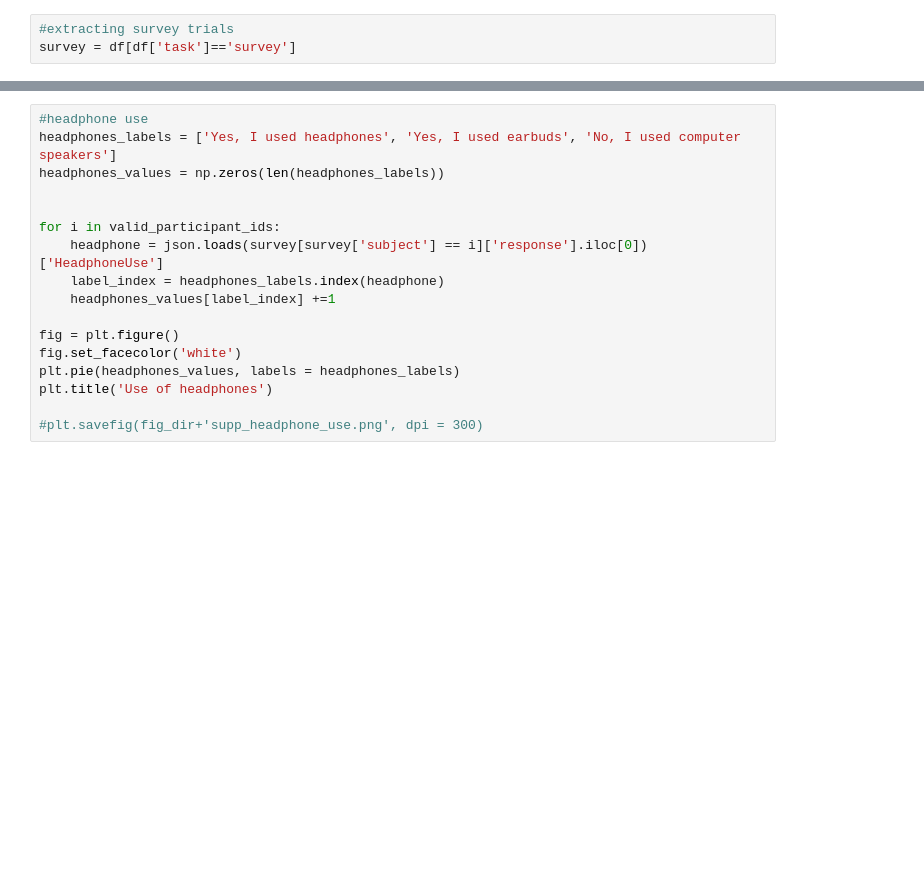
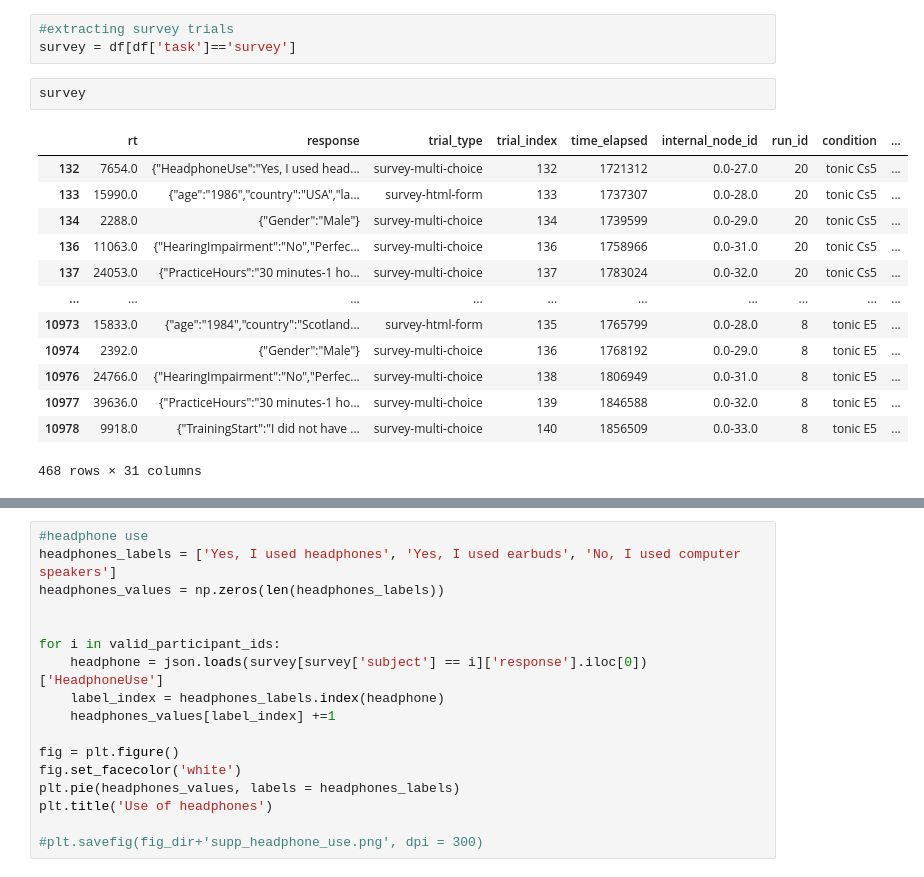
Before and after one commit to haiqin-zhang/gestaltIC_melodies, a Jupyter notebook: data_analysis/preprocessing_visualization.ipynb, the cells around one changed output, grey strips where cells are left out. Cells and saved outputs as stored; diff of their text form; blank space fills up the shorter version.

```diff
--- a/data_analysis/preprocessing_visualization.ipynb
+++ b/data_analysis/preprocessing_visualization.ipynb
@@ -373,3 +363,19 @@ Text(2, 1, '$t$ = 13.199\n$p$ < 0.001 ')
 # %%
 #extracting survey trials
 survey = df[df['task']=='survey']
+# %%
+survey
+# %% [output]
+|  | rt | response | trial_type | trial_index | time_elapsed | internal_node_id | run_id | condition | ... |
+| 132 | 7654.0 | {"HeadphoneUse":"Yes, I used head... | survey-multi-choice | 132 | 1721312 | 0.0-27.0 | 20 | tonic Cs5 | ... |
+| 133 | 15990.0 | {"age":"1986","country":"USA","la... | survey-html-form | 133 | 1737307 | 0.0-28.0 | 20 | tonic Cs5 | ... |
+| 134 | 2288.0 | {"Gender":"Male"} | survey-multi-choice | 134 | 1739599 | 0.0-29.0 | 20 | tonic Cs5 | ... |
+| 136 | 11063.0 | {"HearingImpairment":"No","Perfec... | survey-multi-choice | 136 | 1758966 | 0.0-31.0 | 20 | tonic Cs5 | ... |
+| 137 | 24053.0 | {"PracticeHours":"30 minutes-1 ho... | survey-multi-choice | 137 | 1783024 | 0.0-32.0 | 20 | tonic Cs5 | ... |
+| ... | ... | ... | ... | ... | ... | ... | ... | ... | ... |
+| 10973 | 15833.0 | {"age":"1984","country":"Scotland... | survey-html-form | 135 | 1765799 | 0.0-28.0 | 8 | tonic E5 | ... |
+| 10974 | 2392.0 | {"Gender":"Male"} | survey-multi-choice | 136 | 1768192 | 0.0-29.0 | 8 | tonic E5 | ... |
+| 10976 | 24766.0 | {"HearingImpairment":"No","Perfec... | survey-multi-choice | 138 | 1806949 | 0.0-31.0 | 8 | tonic E5 | ... |
+| 10977 | 39636.0 | {"PracticeHours":"30 minutes-1 ho... | survey-multi-choice | 139 | 1846588 | 0.0-32.0 | 8 | tonic E5 | ... |
+| 10978 | 9918.0 | {"TrainingStart":"I did not have ... | survey-multi-choice | 140 | 1856509 | 0.0-33.0 | 8 | tonic E5 | ... |
+468 rows × 31 columns
```
Also changed, not shown: parts of 18 cells of this notebook, 6 other files.
